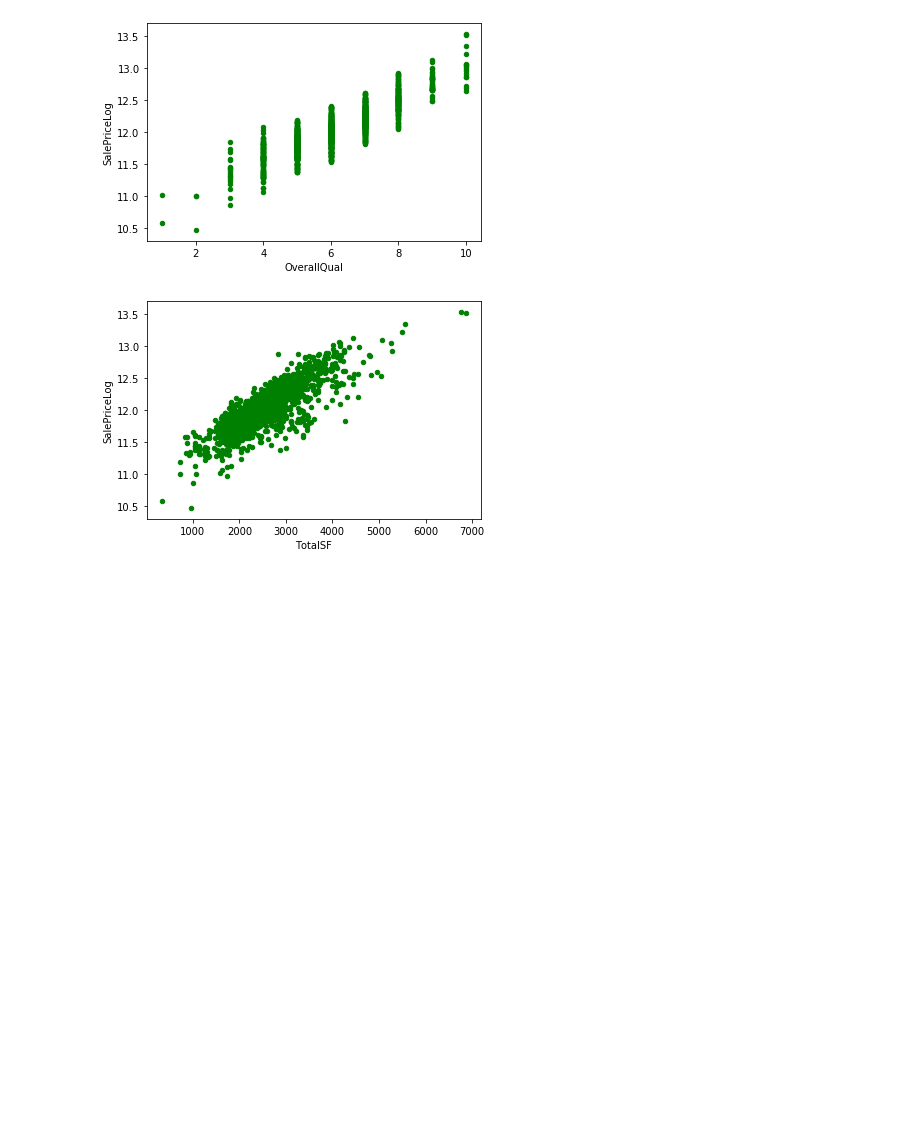
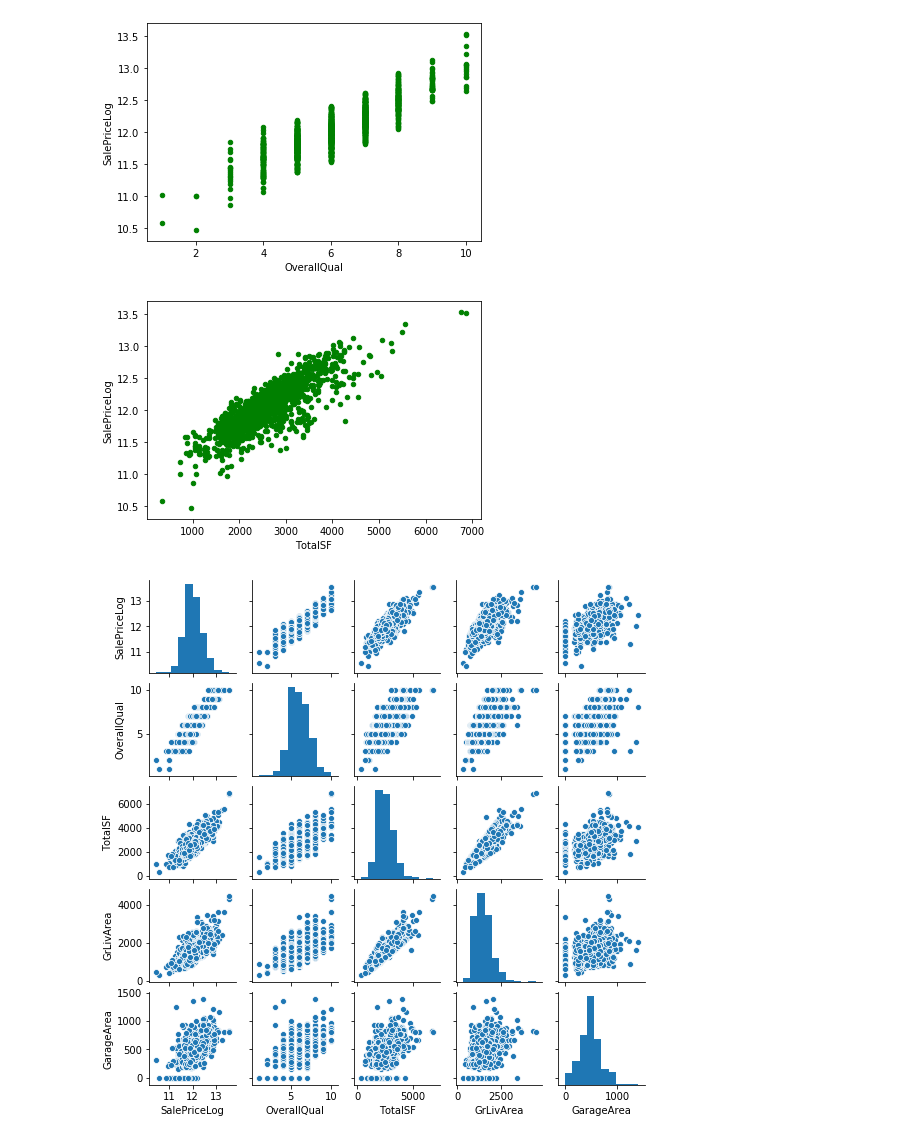
Before and after one commit to razielar/Deep-Learning-AI-Barcelona-2018, a Jupyter notebook: Tree-based_methods/XGradientBoost/XGBoost.Regression.ipynb, the cells around one changed output. Saved outputs shown, nothing was run; the diff lists cells and outputs as text; code cells hidden in the pictures; blank space fills up the shorter version.

Commit message:
sns.pairplot

```diff
--- a/Tree-based_methods/XGradientBoost/XGBoost.Regression.ipynb
+++ b/Tree-based_methods/XGradientBoost/XGBoost.Regression.ipynb
@@ -233,3 +233,10 @@ df_train.plot.scatter(x='TotalSF', y='SalePriceLog', color='green')
 plt.show()
 # %% [output]
 [figure]
+# %%
+col = ['SalePriceLog', 'OverallQual', 'TotalSF', 'GrLivArea', 'GarageArea']
+
+sns.pairplot(df_train[col], size=1.5)
+plt.show()
+# %% [output]
+[figure, added]
```
